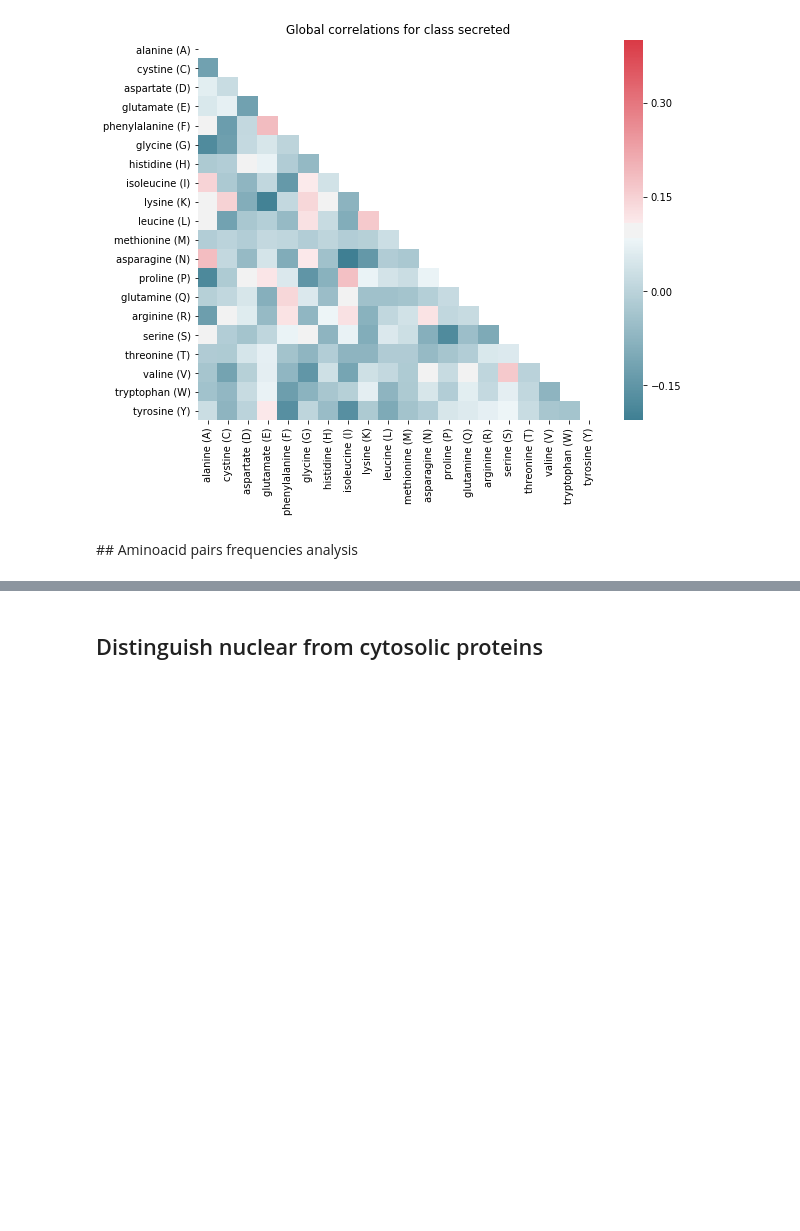
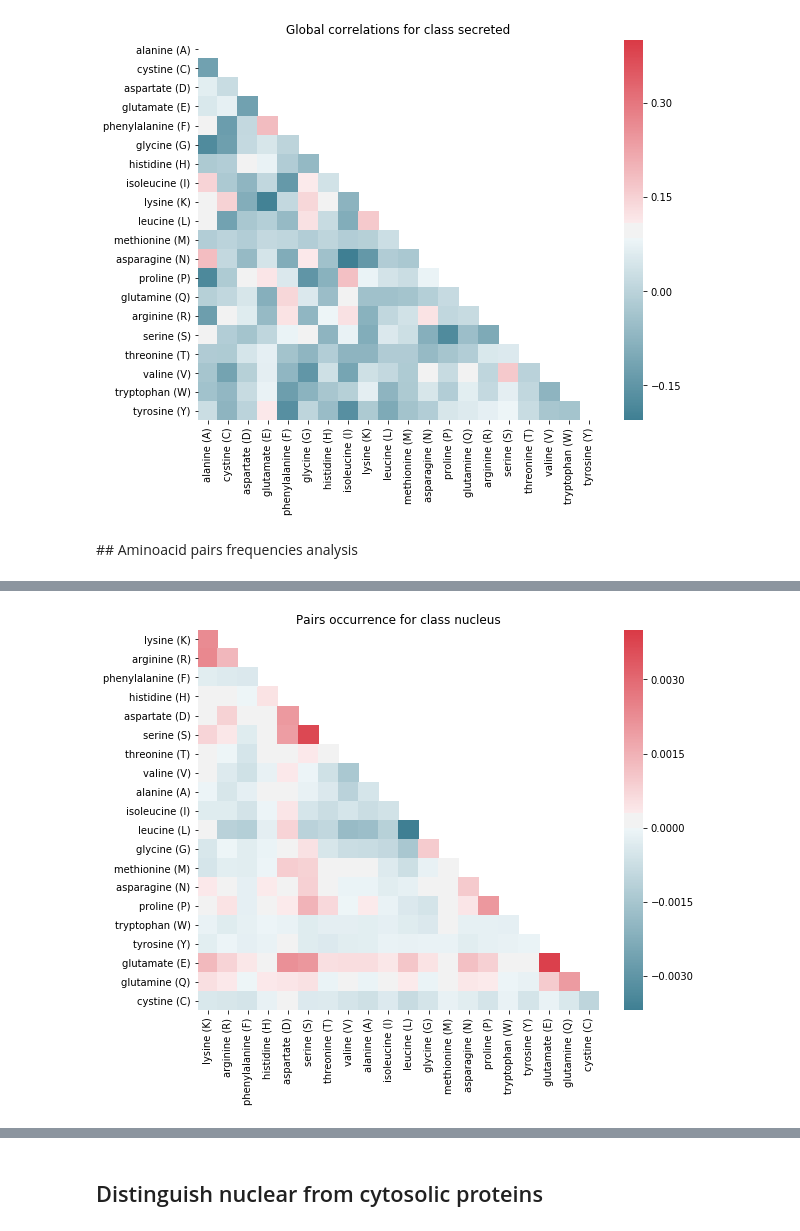
Before and after one commit to mathisgentine/predicting-subcellular-location, a Jupyter notebook: src/eda.ipynb, the cells around one changed output, grey strips where cells are left out. Saved outputs shown, nothing was run; the diff lists cells and outputs as text; code cells hidden in the pictures; blank space fills up the shorter version.

```diff
--- a/src/eda.ipynb
+++ b/src/eda.ipynb
@@ -189,0 +190,8 @@ aminoacid_pairs_heatmap(df_train_dummy[df_train_dummy['class_3'] != 1],
+# %%
+aminoacid_pairs_heatmap(df_train_dummy[df_train_dummy['class_2'] != 1],
+                       df_train_dummy[df_train_dummy['class_2'] == 1],
+                       freq_key='counts_pairs_localfirst_',
+                       title='Pairs occurrence for class {}'.format(class_dict_inv[2]),
+                       vmax=.004)
+# %% [output]
+[figure, added]
```
Also changed, not shown: parts of 17 cells of this notebook, 6 other files.
